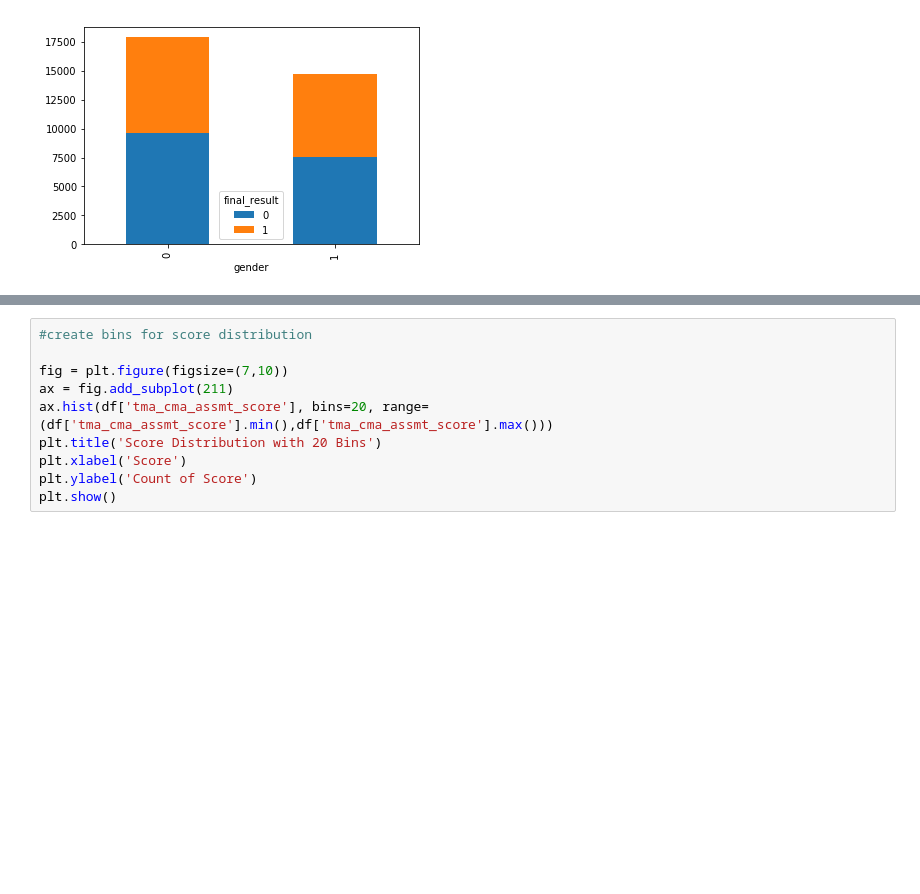
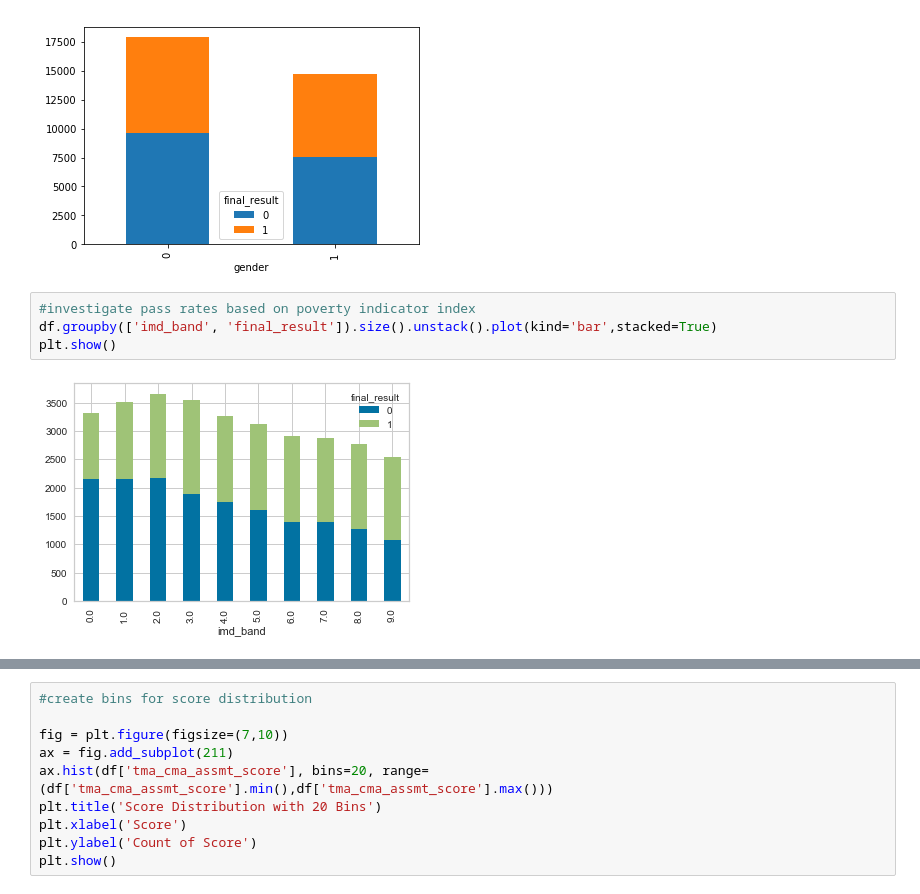
Before and after one commit to lmschreib/Exploratory-Data-Analysis, a Jupyter notebook: Exploratory Data Analysis Connected to Database.ipynb, the cells around one changed output, grey strips where cells are left out. Saved outputs shown, nothing was run; the diff lists cells and outputs as text; blank space fills up the shorter version.

```diff
--- a/Exploratory Data Analysis Connected to Database.ipynb
+++ b/Exploratory Data Analysis Connected to Database.ipynb
@@ -206,3 +206,9 @@ df.groupby(['gender', 'final_result']).size().unstack().plot(kind='bar',stacked=
 plt.show()
 # %% [output]
 [figure]
+# %%
+#investigate pass rates based on poverty indicator index
+df.groupby(['imd_band', 'final_result']).size().unstack().plot(kind='bar',stacked=True)
+plt.show()
+# %% [output]
+[figure, added]
```
Also changed, not shown: parts of 5 cells of this notebook.
